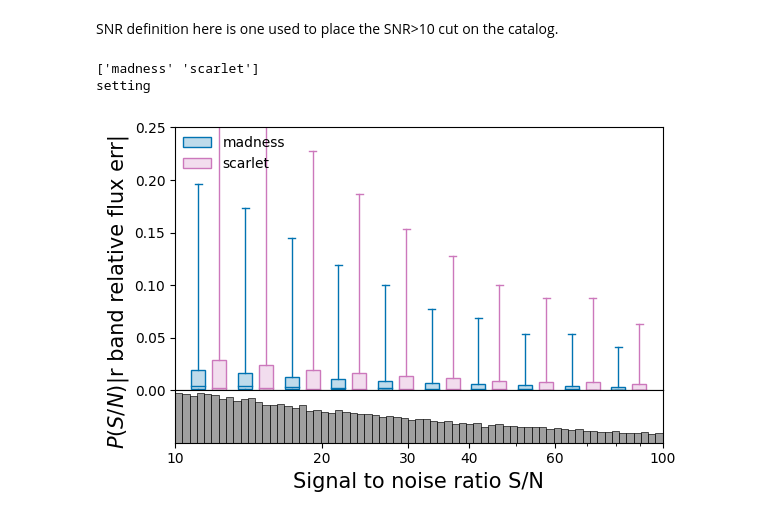
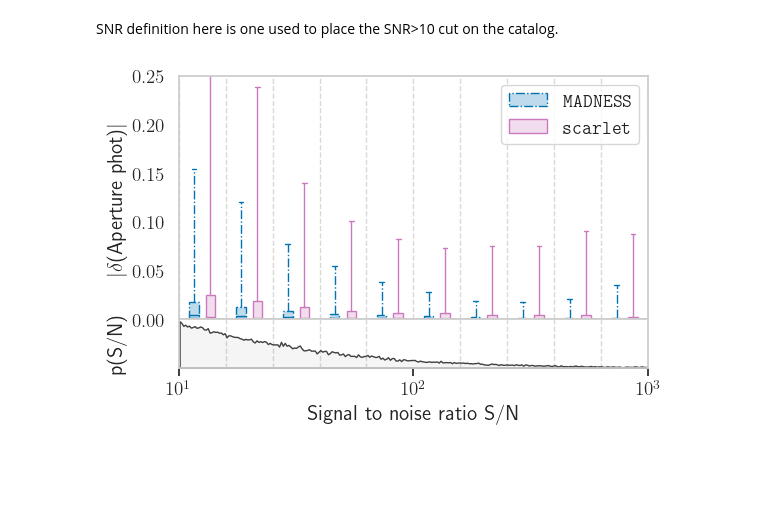
Before and after one commit to b-biswas/MADNESS-legacy, a Jupyter notebook: notebooks/compare_results_high_density.ipynb, the cells around one changed output. Cells and saved outputs as stored; diff of their text form; code cells hidden in the pictures; blank space fills up the shorter version.

```diff
--- a/notebooks/compare_results_high_density.ipynb
+++ b/notebooks/compare_results_high_density.ipynb
@@ -11,5 +11,11 @@ import sep
 import pandas as pd
 import os
 from astropy.table import Table, vstack
+
+import matplotlib.image as mpimg
+import matplotlib as mpl
+
+mpl.rcParams['text.usetex'] = True
+mpl.rcParams['text.latex.preamble'] = [r'\usepackage{amsmath}'] #for \text command
 # %%
 from maddeb.utils import listdir_fullpath, get_data_dir_path
@@ -33,5 +51,6 @@ isolated_plot_color = sns.color_palette("colorblind")[6]
 # %%
 madness_results=[]
+debvader_results=[]
 scarlet_results=[]
 actual_photometry = []
 blended_photometry = []
@@ -39,12 +58,14 @@ blended_photometry = []
 for file_num in range(300):
 
     madness_results.append(pd.read_pickle(os.path.join(result_dir_path, "madness_results", str(file_num) + ".pkl")))
+    debvader_results.append(pd.read_pickle(os.path.join(result_dir_path, "debvader_results", str(file_num) + ".pkl")))
     scarlet_results.append(pd.read_pickle(os.path.join(data_path, "scarlet_results", str(file_num) + ".pkl")))
 
     actual_photometry.append(pd.read_pickle(os.path.join(data_path, "actual_photometry", str(file_num) + ".pkl")))
     blended_photometry.append(pd.read_pickle(os.path.join(data_path, "blended_photometry",  str(file_num) + ".pkl")))
 
 madness_results = pd.concat(madness_results)
+debvader_results = pd.concat(debvader_results)
 scarlet_results = pd.concat(scarlet_results)
 
 actual_photometry = pd.concat(actual_photometry)
@@ -102,0 +234,15 @@ for band_number, band in enumerate(['u', 'g', 'r', 'i', 'z', 'y']):
+# %%
+f, axarr = plt.subplots(3, 2, figsize=(10, 10))
+
+for band_num, band in enumerate(['u', 'g', 'r', 'i', 'y', 'z']):
+#axarr[0].imshow(mpimg.imread(os.path.join(result_dir_path, "cumulative_distib_phot_err_r.png")))
+    axarr[int(band_num/2)][band_num%2].imshow(mpimg.imread(os.path.join("results", density_level + "_density", f"cosd_res_{band}.png")))
+
+# turn off x and y axis
+[ax.set_axis_off() for ax in axarr.ravel()]
+plt.tight_layout()
+
+plt.savefig(os.path.join("results", density_level + "_density", "cosd_res.pdf"), format="pdf", bbox_inches="tight", dpi=1200)
+plt.savefig(os.path.join("results", density_level + "_density", "cosd_res.png"))
+
+plt.show()
@@ -193,33 +375,31 @@ boxplot_snr_df["r_relative_flux_err"].extend(list(np.abs(scarlet_results["r_phot
 
 boxplot_snr_df = pd.DataFrame(boxplot_snr_df)
 # %%
-import maddeb.boxplot
-import matplotlib as mpl
-
 fig, median_fluxerr, q1_fluxerr, q3_fluxerr, whislo_fluxerr, whishi_fluxerr = maddeb.boxplot.boxplot_func(
     boxplot_snr_df,
     x = 'snr', y = "r_relative_flux_err", z = "type",
-    xlim = (10, 100),
+    xlim = (10, 1000),
     ylim = (0, 0.25),
     x_scale = 'log',
-    legend = ['madness', 'scarlet'],
+    legend = [madness_plot_label, scarlet_plot_label],
     x_label='Signal to noise ratio S/N',
-    y_label = '|r band relative flux err|',
-    y_label_hist='$P(S/N)$',
+    y_label = r'$|\delta$(Aperture phot)$|$',
+    y_label_hist='p(S/N)',
     legend_remove = False,
-    x_ticks=[10, 20, 30, 40,  60, 100],
+    legend_location = "upper right",
+#     x_ticks=[10, 20, 30, 40, 60, 100],
+#     x_ticklabels=[r'$10$', r'$20$', r'$30$', r'$40$', r'$60$', r'$100$'],
     whis = [5,95],
     percents = [25,75],
     palette = [madness_plot_color, scarlet_plot_color],#0.35,
-    nbins = 10
+    ls = [madness_plot_ls, scarlet_plot_ls],
+    nbins = 10,
 )
 
 plt.savefig(os.path.join("results", density_level + "_density", "snr_box_plot.pdf"))
 plt.savefig(os.path.join("results", density_level + "_density", "snr_box_plot.png"))
 # %% [output]
-['madness' 'scarlet']
-setting
-[figure, old version]
+[figure, new version]
 # %%
 madness_results
 # %% [output]
```
Also changed, not shown: parts of 19 cells of this notebook, 2 other files.
